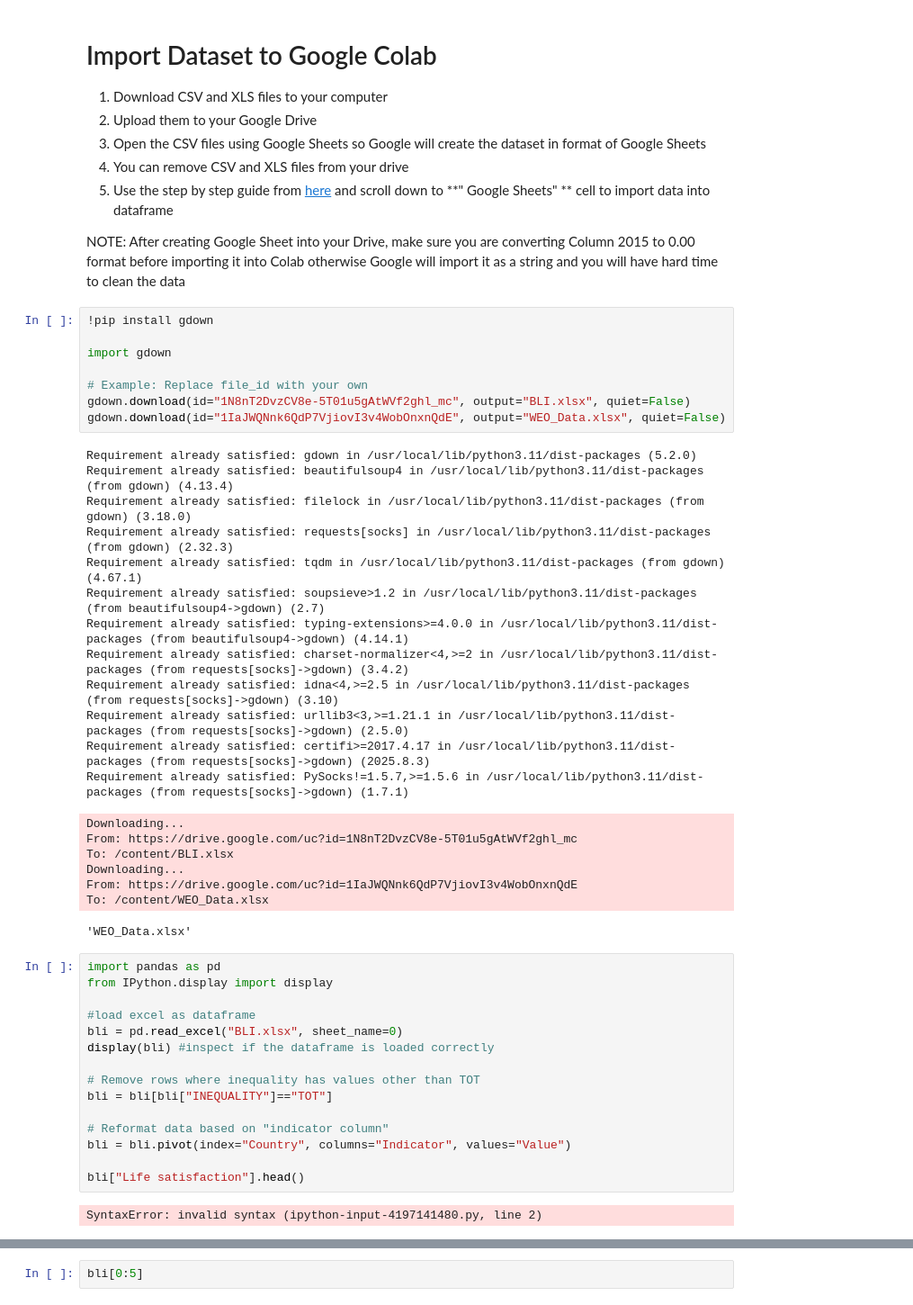
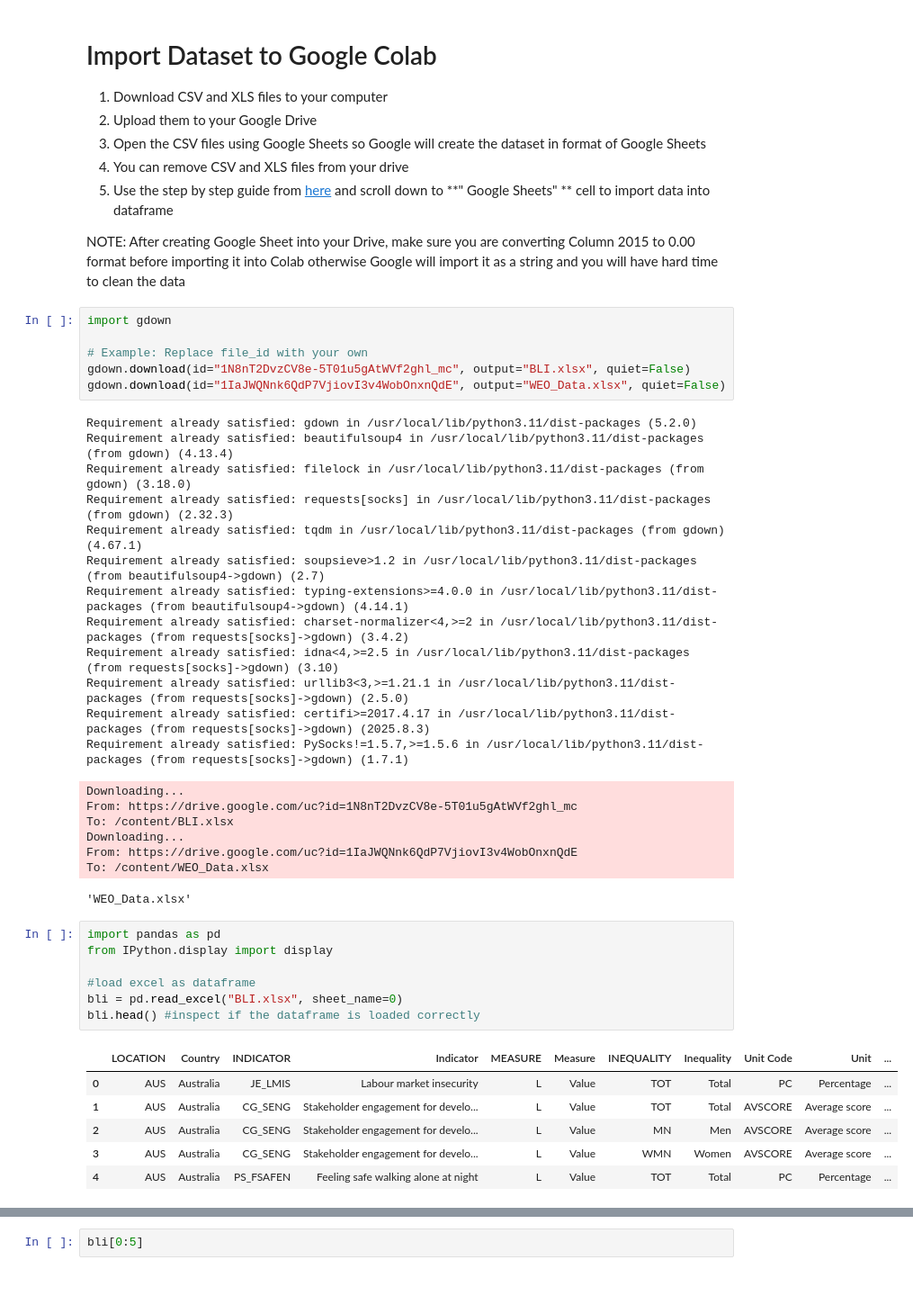
Before and after one commit to assalnekoufar/ML-DL, a Jupyter notebook: Week_01 - Introduction to Machine Learning/People_SatisfactionGDP.ipynb, the cells around one changed output, grey strips where cells are left out. Shown at 90% size. Cells and saved outputs as stored; diff of their text form.

```diff
--- a/Week_01 - Introduction to Machine Learning/People_SatisfactionGDP.ipynb
+++ b/Week_01 - Introduction to Machine Learning/People_SatisfactionGDP.ipynb
@@ -47,8 +47,6 @@ Download the Better Life Index data (latest edition, currently it is 2017) from
 
 NOTE: After creating Google Sheet into your Drive, make sure you are converting Column 2015 to 0.00 format before importing it into Colab  otherwise Google will import it as a string and you will have hard time to clean the data
 # %%
-!pip install gdown
-
 import gdown
 
 # Example: Replace file_id with your own
@@ -77,17 +75,14 @@ To: /content/WEO_Data.xlsx
 # %%
 import pandas as pd
 from IPython.display import display
 
 #load excel as dataframe
 bli = pd.read_excel("BLI.xlsx", sheet_name=0)
-display(bli) #inspect if the dataframe is loaded correctly
-
-# Remove rows where inequality has values other than TOT
-bli = bli[bli["INEQUALITY"]=="TOT"]
-
-# Reformat data based on "indicator column"
-bli = bli.pivot(index="Country", columns="Indicator", values="Value")
-
-bli["Life satisfaction"].head()
+bli.head() #inspect if the dataframe is loaded correctly
 # %% [output]
-SyntaxError: invalid syntax (ipython-input-4197141480.py, line 2)
+|  | LOCATION | Country | INDICATOR | Indicator | MEASURE | Measure | INEQUALITY | Inequality | Unit Code | Unit | ... |
+| 0 | AUS | Australia | JE_LMIS | Labour market insecurity | L | Value | TOT | Total | PC | Percentage | ... |
+| 1 | AUS | Australia | CG_SENG | Stakeholder engagement for develo... | L | Value | TOT | Total | AVSCORE | Average score | ... |
+| 2 | AUS | Australia | CG_SENG | Stakeholder engagement for develo... | L | Value | MN | Men | AVSCORE | Average score | ... |
+| 3 | AUS | Australia | CG_SENG | Stakeholder engagement for develo... | L | Value | WMN | Women | AVSCORE | Average score | ... |
+| 4 | AUS | Australia | PS_FSAFEN | Feeling safe walking alone at night | L | Value | TOT | Total | PC | Percentage | ... |
```
Also changed, not shown: parts of 4 cells of this notebook.
